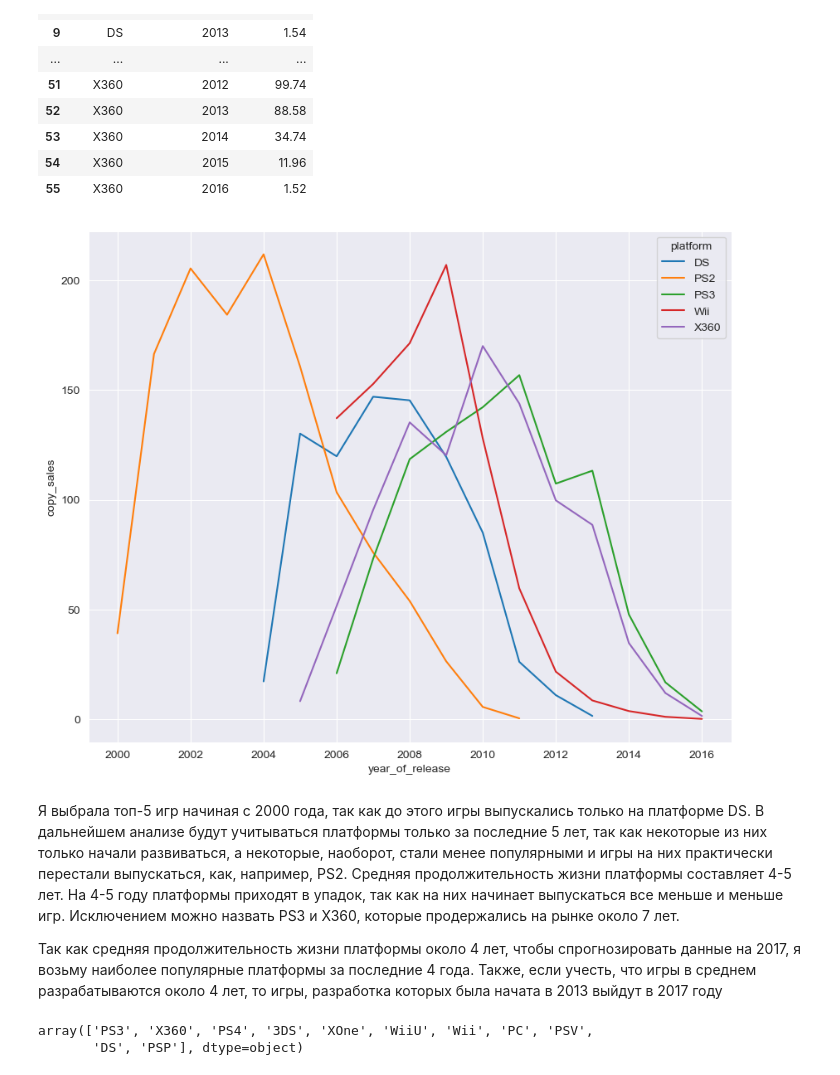
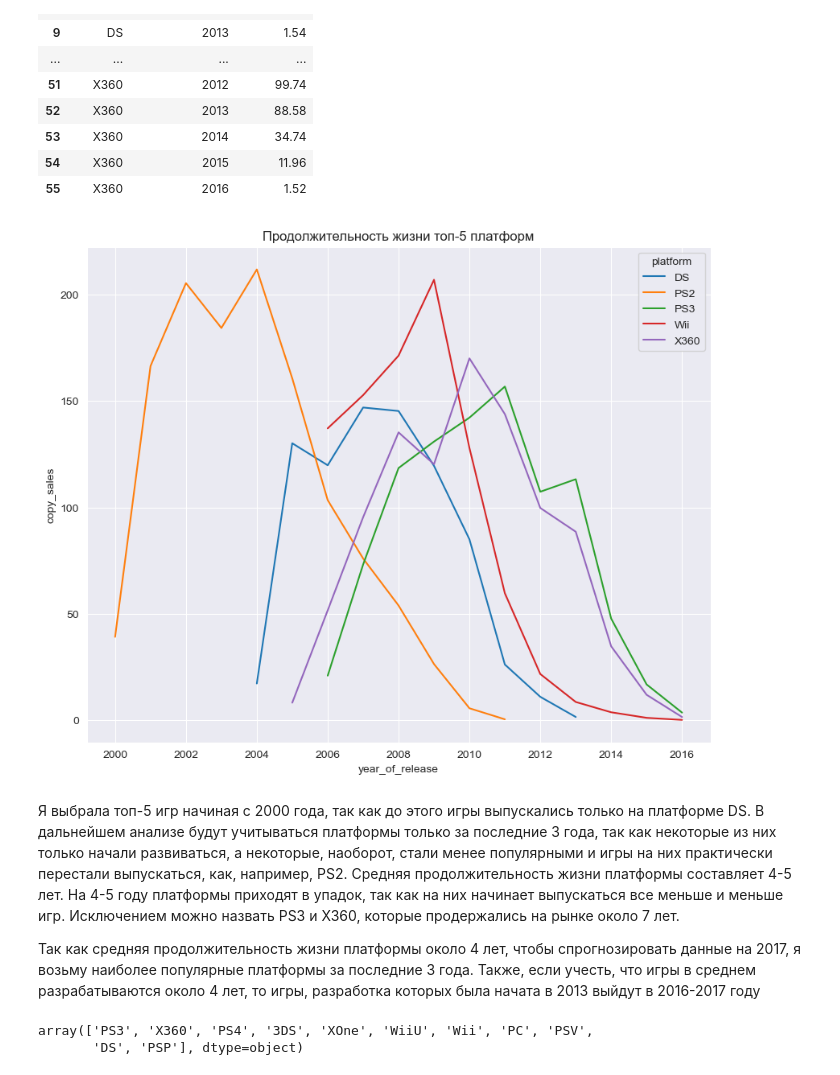
Before and after one commit to liriannamiller/pet_projects, a Jupyter notebook: games_project.ipynb, the cells around one changed output. Saved outputs shown, nothing was run; the diff lists cells and outputs as text; code cells hidden in the pictures.

```diff
--- a/games_project.ipynb
+++ b/games_project.ipynb
@@ -37,3 +86,8 @@ tbd_df.head(5)
 # %%
 games_df.loc[games_df['user_score'] == "tbd", 'user_score'] = np.nan
+# %%
+for column in ['critic_score', 'rating', 'user_score']:
+    games_df.loc[games_df[column].isna(), column] = -1
+# %%
+games_df['user_score'] = pd.to_numeric(games_df['user_score'])
 # %%
@@ -134,13 +206,14 @@ top_5
 | 55 | X360 | 2016 | 1.52 |
 # %%
 plt.figure(figsize=(10, 8))
-sns.lineplot(data=top_5, x='year_of_release', y='copy_sales', hue='platform');
+sns.lineplot(data=top_5, x='year_of_release', y='copy_sales', hue='platform')
+plt.title('Продолжительность жизни топ-5 платформ');
 # %% [output]
-[figure, old version]
+[figure, new version]
 # %% [markdown]
-Я выбрала топ-5 игр начиная с 2000 года, так как до этого игры выпускались только на платформе DS. В дальнейшем анализе будут учитываться платформы только за последние 5 лет, так как некоторые из них только начали развиваться, а некоторые, наоборот, стали менее популярными и игры на них практически перестали выпускаться, как, например, PS2. Средняя продолжительность жизни платформы составляет 4-5 лет. На 4-5 году платформы приходят в упадок, так как на них начинает выпускаться все меньше и меньше игр. Исключением можно назвать PS3 и X360, которые продержались на рынке около 7 лет.
+Я выбрала топ-5 игр начиная с 2000 года, так как до этого игры выпускались только на платформе DS. В дальнейшем анализе будут учитываться платформы только за последние 3 года, так как некоторые из них только начали развиваться, а некоторые, наоборот, стали менее популярными и игры на них практически перестали выпускаться, как, например, PS2. Средняя продолжительность жизни платформы составляет 4-5 лет. На 4-5 году платформы приходят в упадок, так как на них начинает выпускаться все меньше и меньше игр. Исключением можно назвать PS3 и X360, которые продержались на рынке около 7 лет.
 
-Так как средняя продолжительность жизни платформы около 4 лет, чтобы спрогнозировать данные на 2017, я возьму наиболее популярные платформы за последние 4 года. Также, если учесть, что игры в среднем разрабатываются около 4 лет, то игры, разработка которых была начата в 2013 выйдут в 2017 году
+Так как средняя продолжительность жизни платформы около 4 лет, чтобы спрогнозировать данные на 2017, я возьму наиболее популярные платформы за последние 3 года. Также, если учесть, что игры в среднем разрабатываются около 4 лет, то игры, разработка которых была начата в 2013 выйдут в 2016-2017 году
 # %%
 actual_platforms = games_df.query('year_of_release >= 2013').platform
 actual_platforms.unique()
```
Also changed, not shown: parts of 83 cells of this notebook.
